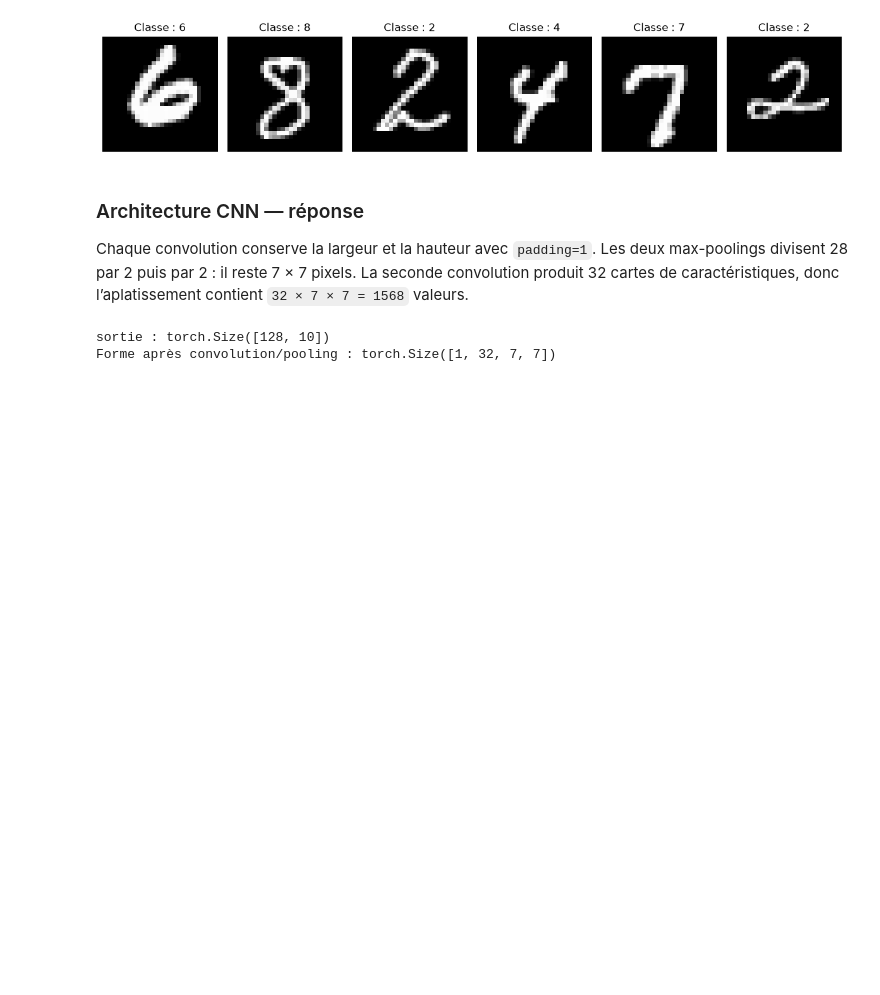
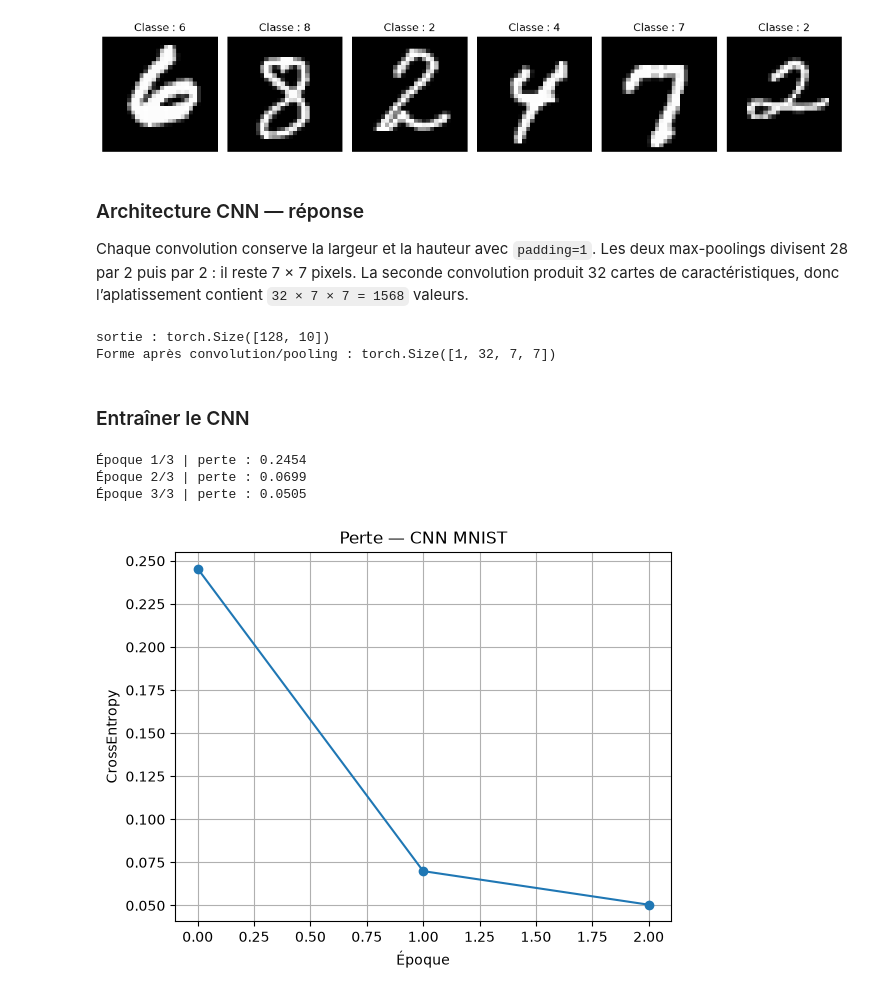
Before and after one commit to Hiba-Benyassine/Activit--Pratique-N-1--Mise-en-oeuvre-du-Framework-PyTorch-1, a Jupyter notebook: Activité pratique Bases de Pytorch.ipynb, the cells around one changed output. Drawn from its saved outputs; the diff is of its cells as text; code cells hidden in the pictures; blank space fills up the shorter version.

Commit message:
Exercice 4: train the MNIST CNN

```diff
--- a/Activité pratique Bases de Pytorch.ipynb
+++ b/Activité pratique Bases de Pytorch.ipynb
@@ -690,3 +690,27 @@ print("Forme après convolution/pooling :",cnn.features(images[:1].to(device)).s
 # %% [output]
 sortie : torch.Size([128, 10])
 Forme après convolution/pooling : torch.Size([1, 32, 7, 7])
+# %% [markdown]
+### Entraîner le CNN
+# %%
+cnn_criterion=nn.CrossEntropyLoss(); cnn_optimizer=torch.optim.Adam(cnn.parameters(),lr=.001)
+cnn_epochs=3; cnn_loss_history=[]
+for epoch in range(cnn_epochs):
+    cnn.train(); total_loss=0.0
+    for images_batch,labels_batch in cnn_train_loader:
+        images_batch,labels_batch=images_batch.to(device),labels_batch.to(device)
+        cnn_optimizer.zero_grad()
+        logits=cnn(images_batch)
+        loss=cnn_criterion(logits,labels_batch)
+        loss.backward()
+        cnn_optimizer.step()
+        total_loss+=loss.item()*images_batch.size(0)
+    average_loss=total_loss/len(cnn_train)
+    cnn_loss_history.append(average_loss)
+    print(f"Époque {epoch+1}/{cnn_epochs} | perte : {average_loss:.4f}")
+plt.plot(cnn_loss_history,marker="o"); plt.xlabel("Époque"); plt.ylabel("CrossEntropy"); plt.title("Perte — CNN MNIST"); plt.grid(); plt.show()
+# %% [output]
+Époque 1/3 | perte : 0.2454
+Époque 2/3 | perte : 0.0699
+Époque 3/3 | perte : 0.0505
+[figure, added]
```
